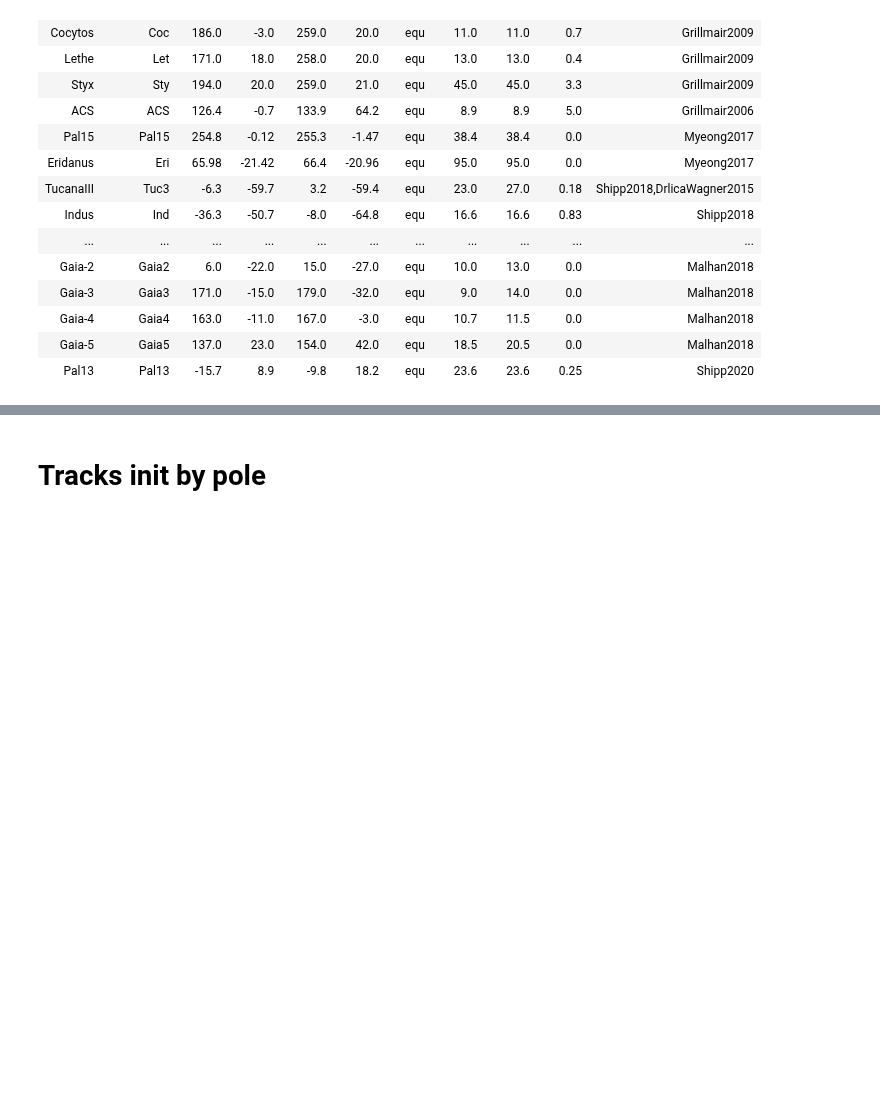
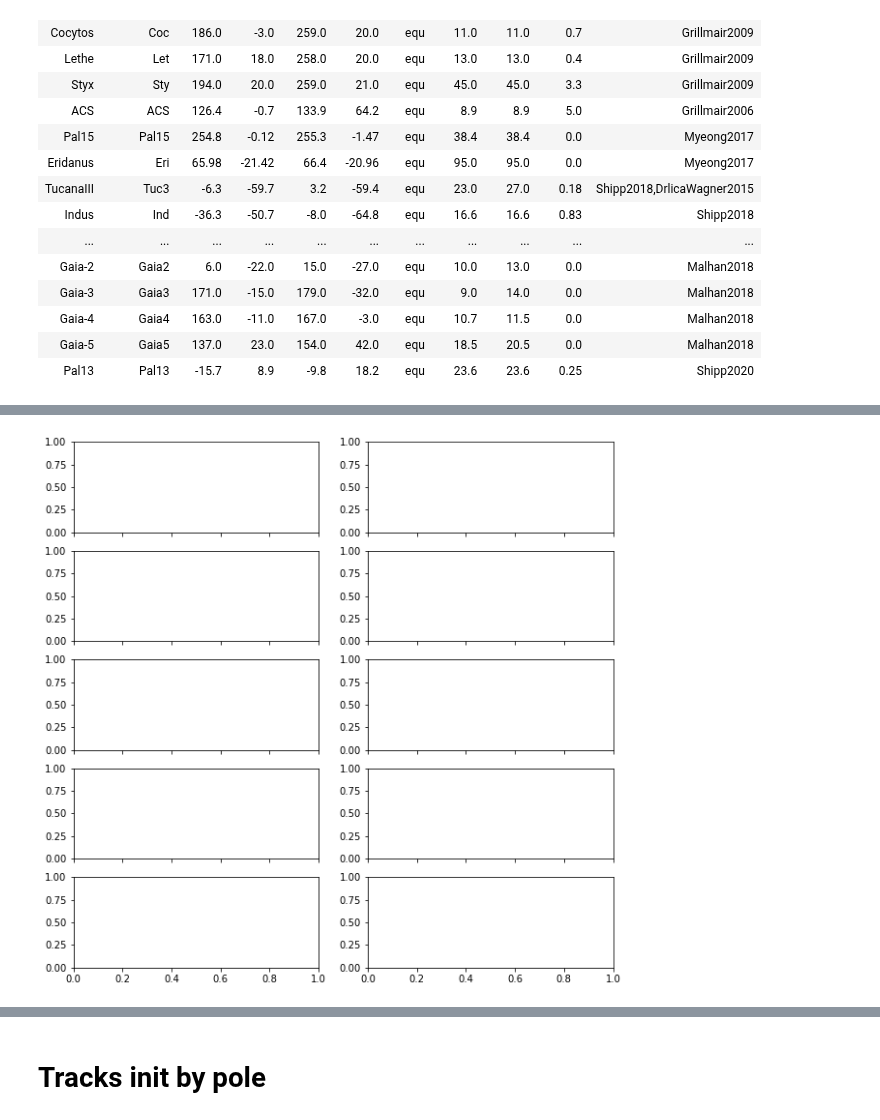
Before and after one commit to cmateu/galstreams, a Jupyter notebook: galstreams/tracks/standardized_tracks.ipynb, the cells around one changed output, grey strips where cells are left out. Cells and saved outputs as stored; diff of their text form; code cells hidden in the pictures; blank space fills up the shorter version.

```diff
--- a/galstreams/tracks/standardized_tracks.ipynb
+++ b/galstreams/tracks/standardized_tracks.ipynb
@@ -14,7 +14,3 @@ import gala.coordinates as gc
 %pylab inline
 # %% [output]
 Populating the interactive namespace from numpy and matplotlib
-# %%
-lono,lato,lonf,latf,ro,rf,width=scipy.genfromtxt(lib_end_points_filen,usecols=(3-1,4-1,5-1,6-1,8-1,9-1,10-1),unpack=True)
-name,sname,cootype=scipy.genfromtxt(lib_end_points_filen,usecols=(1-1,2-1,7-1),unpack=True,dtype=str)
-azs,lats,azcenter,latcenter=gcutils.get_gc_for_pair(lono[i],lato[i],lonf[i],latf[i],degree=True,step=gcstep,dlat=width[i])
@@ -51,7 +234,10 @@ coo_frame=dict(equ="icrs",gal="galactic",Galactocentric="GC")
 
 for i in range(tpair["lono"].size)[:]:
 
-    #Generate track from end-points
+    Name, ShortName, Reference = tpair["Name"][i], tpair["ShortName"][i], tpair["Reference"][i]
+    print(Name)
+
+    #Generate track from end-points - This function supports galactocentric input pole
     azs,lats,azcenter,latcenter=gcutils.get_gc_for_pair(tpair["lono"][i],tpair["lato"][i],tpair["lonf"][i],tpair["latf"][i],
                                                         degree=True,step=gcstep,dlat=0.)
     #Validate
@@ -62,14 +248,68 @@ for i in range(tpair["lono"].size)[:]:
     distance = Fd(azs)
 
     #Astropy coords
-    coo = ac.SkyCoord( azs*u.deg, lats*u.deg, frame=coo_frame[tpair["frame"][i]], distance = distance*u.kpc )
-    coo.width = tpair["Width"][i]*np.ones_like(azs)*u.kpc
+    zeros=np.zeros(azs.size)
+    if tpair["frame"][i]=='equ':
+        ini_track = ac.SkyCoord( ra=azs*u.deg, dec=lats*u.deg, distance = distance*u.kpc, frame="icrs",
+                                 pm_ra_cosdec=zeros*u.arcsec/u.yr, pm_dec=zeros*u.arcsec/u.yr)
+        track_end_points = ac.SkyCoord([tpair["lono"][i],tpair["lonf"][i]]*u.deg,
+                                       [tpair["lato"][i],tpair["latf"][i]]*u.deg,
+                                       frame=coo_frame[tpair["frame"][i]],
+                                       pm_ra_cosdec=np.zeros(2)*u.arcsec/u.yr, pm_dec=np.zeros(2)*u.arcsec/u.yr)
 
-    #Print track
-    ofilen="track.ep.{Name}.{Ref}.ecsv".format(Name=tpair["Name"][i], Ref=tpair["Reference"][i].lower() )
-    print("{N} {Name} -> {ofn}".format(N=i, Name=tpair["Name"][i], ofn=ofilen))
-    #as magic ECSV
-    t = astropy.table.QTable([coo.galactic,coo.width], names=['sc', 'width'])
-    #t = astropy.table.QTable([coo.galactic], names=['sc'])
-    astropy.io.ascii.write(t, format='ecsv', output=ofilen, overwrite=True)
+    else:
+        ini_track = ac.SkyCoord(l=azs*u.deg, b=lats*u.deg, frame="galactic", distance = distance*u.kpc,
+                                pm_l_cosb=zeros*u.arcsec/u.yr, pm_b=zeros*u.arcsec/u.yr)
+
+        track_end_points = ac.SkyCoord([tpair["lono"][i],tpair["lonf"][i]]*u.deg,
+                                       [tpair["lato"][i],tpair["latf"][i]]*u.deg,
+                                       frame=coo_frame[tpair["frame"][i]],
+                                       pm_l_cosb=np.zeros(2)*u.arcsec/u.yr, pm_b=np.zeros(2)*u.arcsec/u.yr)
+
+
+    track_width = tpair["Width"][i]*np.ones_like(azs)*u.kpc
+
+
+    #Mid point. This track is, by definitiion a great circle. In this case, it is valid that the mean will be in the same plane and thus a valid mid-point
+    aux = mean_of_skycoords(track_end_points)
+    track_mid_point = ac.SkyCoord(ra=np.array([aux.ra.value,])*u.deg, dec=np.array([aux.dec.value,])*u.deg, frame='icrs',
+                                 pm_ra_cosdec=np.zeros(2)[:1]*u.arcsec/u.yr, pm_dec=np.zeros(2)[:1]*u.arcsec/u.yr)
+
+
+    aux=ac.SkyCoord(ra=track_end_points.transform_to(ac.ICRS).ra.value, dec=track_end_points.transform_to(ac.ICRS).dec.value, unit=u.deg)
+    mid_pole = gc.greatcircle.pole_from_endpoints(aux[0],aux[1])
+    stream_fr = gc.GreatCircleICRSFrame(pole=mid_pole, ra0=track_mid_point.ra)
+
+    track = ini_track.copy()
+    #
+    #track, track_width, track_end_points, track_mid_point, mid_pole, stream_fr, track_fits = get_track_from_points(ini_track)
+
+    mid_pole = ac.SkyCoord(ra=np.array([mid_pole.ra.deg,]), dec=np.array([mid_pole.dec.deg,]), unit=u.deg)
+
+
+    #Print track out
+    ofileroot = f"track.ep.{Name}.{Reference.lower()}"
+    print(f"{Name} -> {ofileroot}.ecsv")
+    save_track_ecsv(f"{ofileroot}.ecsv",track)
+
+    #Save track summary - one line per stream. Yes, I prefer this. That way each stream's summary can be independently updated.
+    ofilesn = f"{ofileroot}.summary.ecsv"
+    save_summary_ecsv(ofilesn, track_end_points, track_mid_point, mid_pole, StreamName=Name, StreamShortName=ShortName )
+
+    #While we're at it. Make plot and save
+   # stream_plot(ini_track, track, track_end_points, track_mid_point, stream_fr, saveplot=ofileroot+".png", clf=True, StreamName=Name)
+
+    pkwds=dict(marker='.',ls='', alpha=0.5)
+    tkwds=dict(marker='',ls='-', lw=2, color='orange')
+    mkw=dict(marker='D',ls='', color='k')
+    ekw=dict(marker='o',ls='', color='k')
+
+    nx, ny = 2, 5
+    fig=plt.figure(1,figsize=(10,10))
+    axs = fig.subplots(ny,nx, sharex="col")
+
+    #stream_plot_card(stream_sc, stream_fr, axs, plotkwds=pkwds, show_labels=True)
+    stream_plot_card(track, stream_fr, axs, plotkwds=tkwds)
+    #stream_plot_card(track_end_points, stream_fr, axs, plotkwds=ekw)
+    #stream_plot_card(track_mid_point, stream_fr, axs, plotkwds=mkw)
 # %% [output]
@@ -92,0 +319 @@ for i in range(tpair["lono"].size)[:]:
+[figure, added]
```
Also changed, not shown: parts of 13 cells of this notebook.
